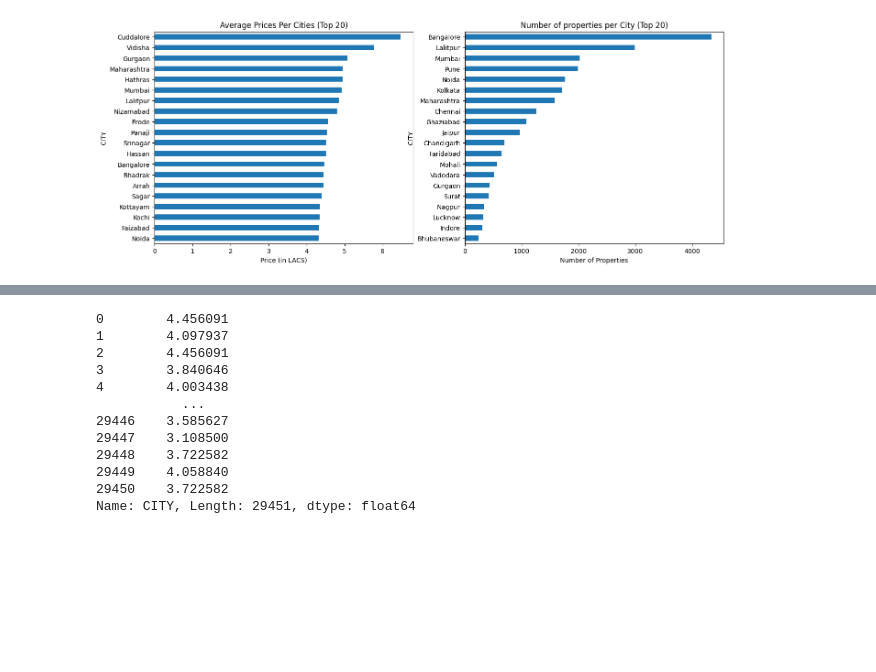
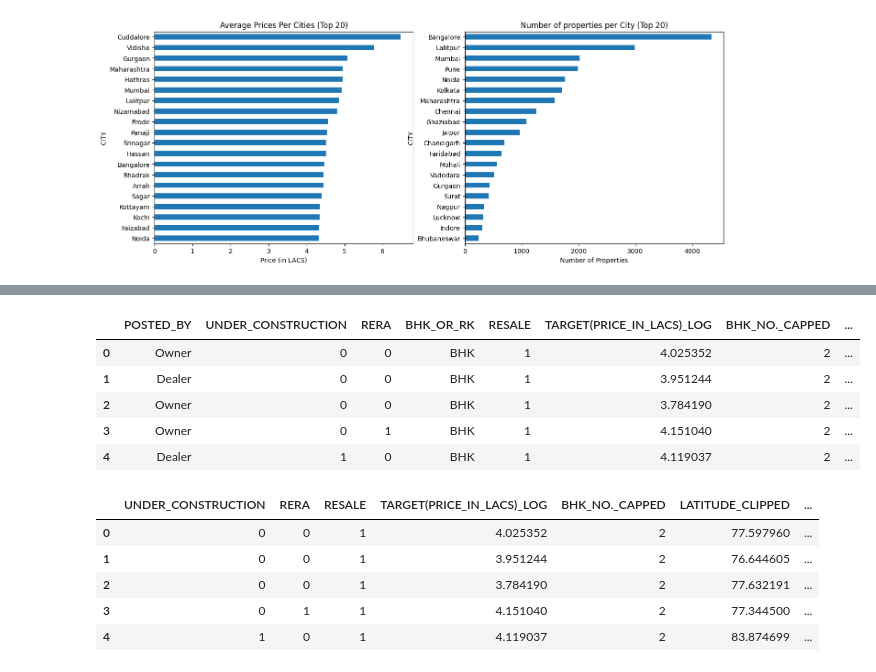
Before and after one commit to Bjoshua25/Housing-Prediction-in-India-DevelopersFoundry-proj-1, a Jupyter notebook: notebooks/preprocess.ipynb, the cells around one changed output, grey strips where cells are left out. Drawn from its saved outputs; the diff is of its cells as text; code cells hidden in the pictures; blank space fills up the shorter version.

```diff
--- a/notebooks/preprocess.ipynb
+++ b/notebooks/preprocess.ipynb
@@ -171,16 +187,45 @@ plt.show()
 # %%
 # Create numerical features from City
-df["CITY"].map(city_means)
+df["AVG_PRICE_PER_CITY"] = df["CITY"].map(city_means)
+
+# Drop CITY column
+df.drop(columns="CITY", inplace=True)
+
+df.head()
 # %% [output]
-0        4.456091
-1        4.097937
-2        4.456091
-3        3.840646
-4        4.003438
-           ...
-29446    3.585627
-29447    3.108500
-29448    3.722582
-29449    4.058840
-29450    3.722582
-Name: CITY, Length: 29451, dtype: float64
+|  | POSTED_BY | UNDER_CONSTRUCTION | RERA | BHK_OR_RK | RESALE | TARGET(PRICE_IN_LACS)_LOG | BHK_NO._CAPPED | ... |
+| 0 | Owner | 0 | 0 | BHK | 1 | 4.025352 | 2 | ... |
+| 1 | Dealer | 0 | 0 | BHK | 1 | 3.951244 | 2 | ... |
+| 2 | Owner | 0 | 0 | BHK | 1 | 3.784190 | 2 | ... |
+| 3 | Owner | 0 | 1 | BHK | 1 | 4.151040 | 2 | ... |
+| 4 | Dealer | 1 | 0 | BHK | 1 | 4.119037 | 2 | ... |
+# %%
+# Perform OneHotEncoder on the remaining categorical features
+
+categorical_cols = df.select_dtypes(include="object").columns.tolist()
+
+# instantiate OneHotEncoder
+ohe = OneHotEncoder(sparse_output=False, drop="first", handle_unknown="ignore")
+
+# fit and transform the categorical columns
+ohe.fit(df[categorical_cols])
+ohe_array = ohe.transform(df[categorical_cols])
+
+# create DataFrame from the ohe_array
+features_name = ohe.get_feature_names_out(categorical_cols)
+df_ohe = pd.DataFrame(ohe_array, columns=features_name, index=df.index)
+
+# concatenate the new one-hot-encoded columns to the original DataFrame
+df = pd.concat([df, df_ohe], axis=1)
+
+# drop the original categorical columns
+df.drop(columns=categorical_cols, inplace=True)
+
+df.head()
+# %% [output]
+|  | UNDER_CONSTRUCTION | RERA | RESALE | TARGET(PRICE_IN_LACS)_LOG | BHK_NO._CAPPED | LATITUDE_CLIPPED | ... |
+| 0 | 0 | 0 | 1 | 4.025352 | 2 | 77.597960 | ... |
+| 1 | 0 | 0 | 1 | 3.951244 | 2 | 76.644605 | ... |
+| 2 | 0 | 0 | 1 | 3.784190 | 2 | 77.632191 | ... |
+| 3 | 0 | 1 | 1 | 4.151040 | 2 | 77.344500 | ... |
+| 4 | 1 | 0 | 1 | 4.119037 | 2 | 83.874699 | ... |
```
Also changed, not shown: parts of 2 cells of this notebook.
